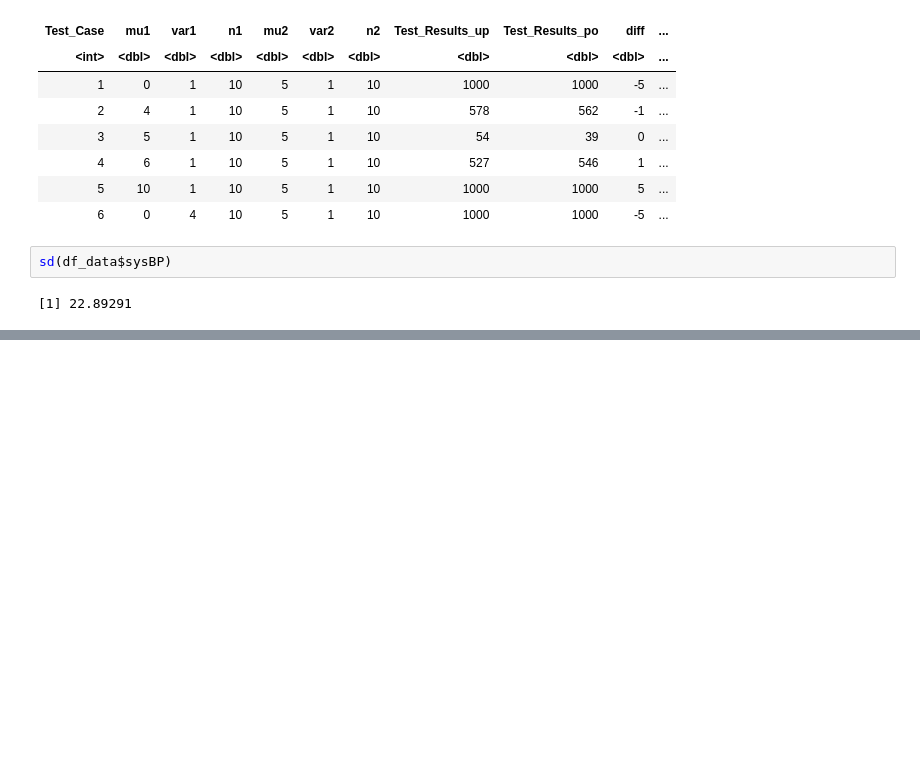
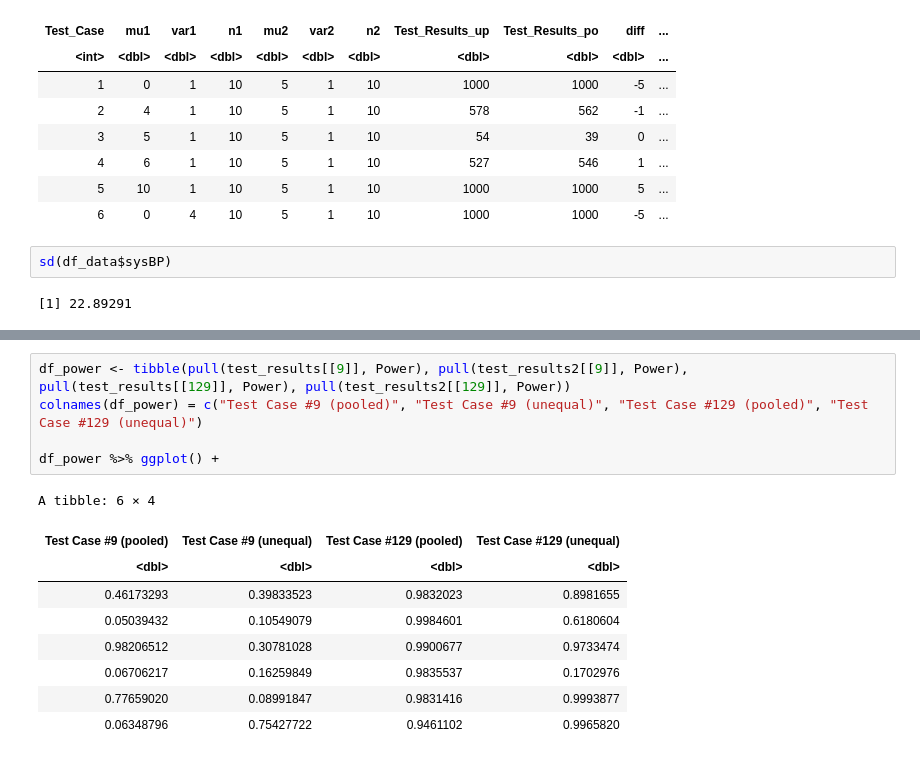
Before and after one commit to hkopanski/502_final_project, a Jupyter notebook: 502_Project.ipynb, the cells around one changed output, grey strips where cells are left out. Drawn from its saved outputs; the diff is of its cells as text; blank space fills up the shorter version.

```diff
--- a/502_Project.ipynb
+++ b/502_Project.ipynb
@@ -1425,0 +1473,15 @@ sd(df_data$sysBP)
+# %%
+df_power <- tibble(pull(test_results[[9]], Power), pull(test_results2[[9]], Power), pull(test_results[[129]], Power), pull(test_results2[[129]], Power))
+colnames(df_power) = c("Test Case #9 (pooled)", "Test Case #9 (unequal)", "Test Case #129 (pooled)", "Test Case #129 (unequal)")
+
+df_power %>% ggplot() +
+# %% [output]
+A tibble: 6 × 4
+| Test Case #9 (pooled) | Test Case #9 (unequal) | Test Case #129 (pooled) | Test Case #129 (unequal) |
+| <dbl> | <dbl> | <dbl> | <dbl> |
+| 0.46173293 | 0.39833523 | 0.9832023 | 0.8981655 |
+| 0.05039432 | 0.10549079 | 0.9984601 | 0.6180604 |
+| 0.98206512 | 0.30781028 | 0.9900677 | 0.9733474 |
+| 0.06706217 | 0.16259849 | 0.9835537 | 0.1702976 |
+| 0.77659020 | 0.08991847 | 0.9831416 | 0.9993877 |
+| 0.06348796 | 0.75427722 | 0.9461102 | 0.9965820 |
```
Also changed, not shown: parts of 5 cells of this notebook, 2 other files.
